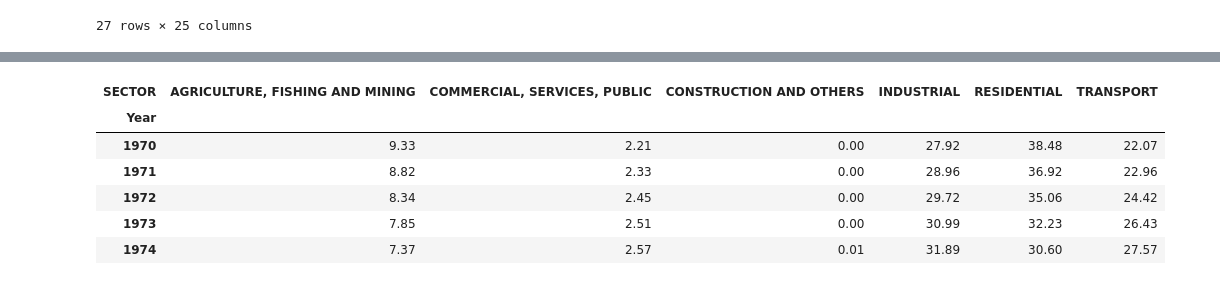
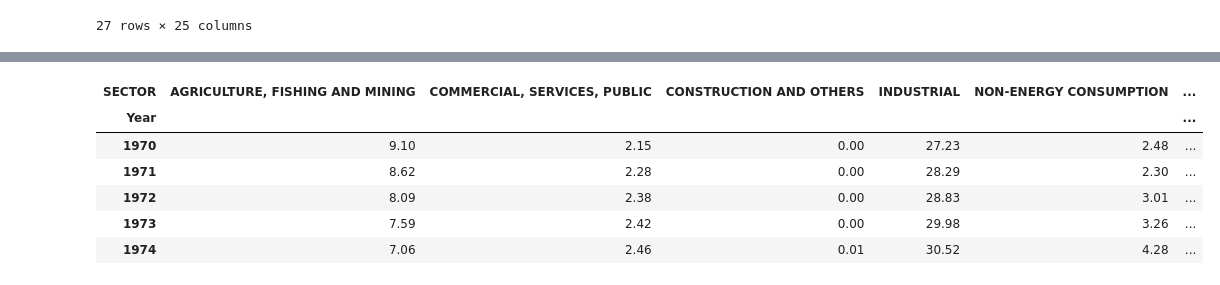
Before and after one commit to abominguez/TFM, a Jupyter notebook: codes/TFM_Nam.ipynb, the cells around one changed output, grey strips where cells are left out. Saved outputs shown, nothing was run; the diff lists cells and outputs as text; code cells hidden in the pictures.

```diff
--- a/codes/TFM_Nam.ipynb
+++ b/codes/TFM_Nam.ipynb
@@ -27,6 +27,10 @@ for k in Dict.keys():
 
     #Rename of columns in df
     Dict[k].rename(columns={'Unnamed: 0': 'SECTOR','OTHER PRIMARY_x000d_\n':'OTHER PRIMARY'}, inplace=True)
+
+    #Remove the spaces in names of columns and sectors
+    Dict[k]['SECTOR'] = Dict[k]['SECTOR'].str.strip()
+    Dict[k].columns = Dict[k].columns.str.strip()
 
 print(Dict.keys())
 
@@ -49,7 +53,7 @@ with pd.ExcelWriter(file_path) as writer:
         df.to_excel(writer, sheet_name=k)
 
 df_2021=Dict['2021']
-df_2021.tail(14)
+df_2021.drop(columns="Year")
 # %% [output]
 dict_keys(['1970 - Brazil', '1971 - Brazil', '1972 - Brazil', '1973 - Brazil', '1974 - Brazil', '1975 - Brazil', '1976 - Brazil', '1977 - Brazil', '1978 - Brazil', '1979 - Brazil', '1980 - Brazil', '1 ...
 
@@ -569,5 +595,8 @@ pivot_df.head()
 # %%
 # Dataframe Energy Consumption (EC)
-df_EC=pivot_df.drop(columns=['LOSSES','OWN CONSUMPTION','ADJUSTMENT','FINAL CONSUMPTION','NON-ENERGY CONSUMPTION'])
+#df_EC=pivot_df.drop(columns=['LOSSES','OWN CONSUMPTION','ADJUSTMENT','FINAL CONSUMPTION','NON-ENERGY CONSUMPTION'])
+
+df_EC=pivot_df.drop(columns=['LOSSES','OWN CONSUMPTION','ADJUSTMENT','ENERGY CONSUMPTION'])
+
 df_EC.head()
 # %% [output]
@@ -581,14 +610,14 @@ df_EC.head()
 # %%
 # Drop the 'FINAL CONSUMPTION' column and calculate the percentages
-df_percentages = (df_EC.drop(columns=['ENERGY CONSUMPTION']).div(df_EC['ENERGY CONSUMPTION'], axis=0) * 100)
+df_percentages = (df_EC.drop(columns=['FINAL CONSUMPTION']).div(df_EC['FINAL CONSUMPTION'], axis=0) * 100)
 df_percentages = df_percentages.round(2)
 
 df_percentages.head()
 # %% [output]
-| SECTOR | AGRICULTURE, FISHING AND MINING | COMMERCIAL, SERVICES, PUBLIC | CONSTRUCTION AND OTHERS | INDUSTRIAL | RESIDENTIAL | TRANSPORT |
-| Year |  |  |  |  |  |  |
-| 1970 | 9.33 | 2.21 | 0.00 | 27.92 | 38.48 | 22.07 |
-| 1971 | 8.82 | 2.33 | 0.00 | 28.96 | 36.92 | 22.96 |
-| 1972 | 8.34 | 2.45 | 0.00 | 29.72 | 35.06 | 24.42 |
-| 1973 | 7.85 | 2.51 | 0.00 | 30.99 | 32.23 | 26.43 |
-| 1974 | 7.37 | 2.57 | 0.01 | 31.89 | 30.60 | 27.57 |
+| SECTOR | AGRICULTURE, FISHING AND MINING | COMMERCIAL, SERVICES, PUBLIC | CONSTRUCTION AND OTHERS | INDUSTRIAL | NON-ENERGY CONSUMPTION | ... |
+| Year |  |  |  |  |  | ... |
+| 1970 | 9.10 | 2.15 | 0.00 | 27.23 | 2.48 | ... |
+| 1971 | 8.62 | 2.28 | 0.00 | 28.29 | 2.30 | ... |
+| 1972 | 8.09 | 2.38 | 0.00 | 28.83 | 3.01 | ... |
+| 1973 | 7.59 | 2.42 | 0.00 | 29.98 | 3.26 | ... |
+| 1974 | 7.06 | 2.46 | 0.01 | 30.52 | 4.28 | ... |
```
Also changed, not shown: parts of 24 cells of this notebook, 5 other files.
